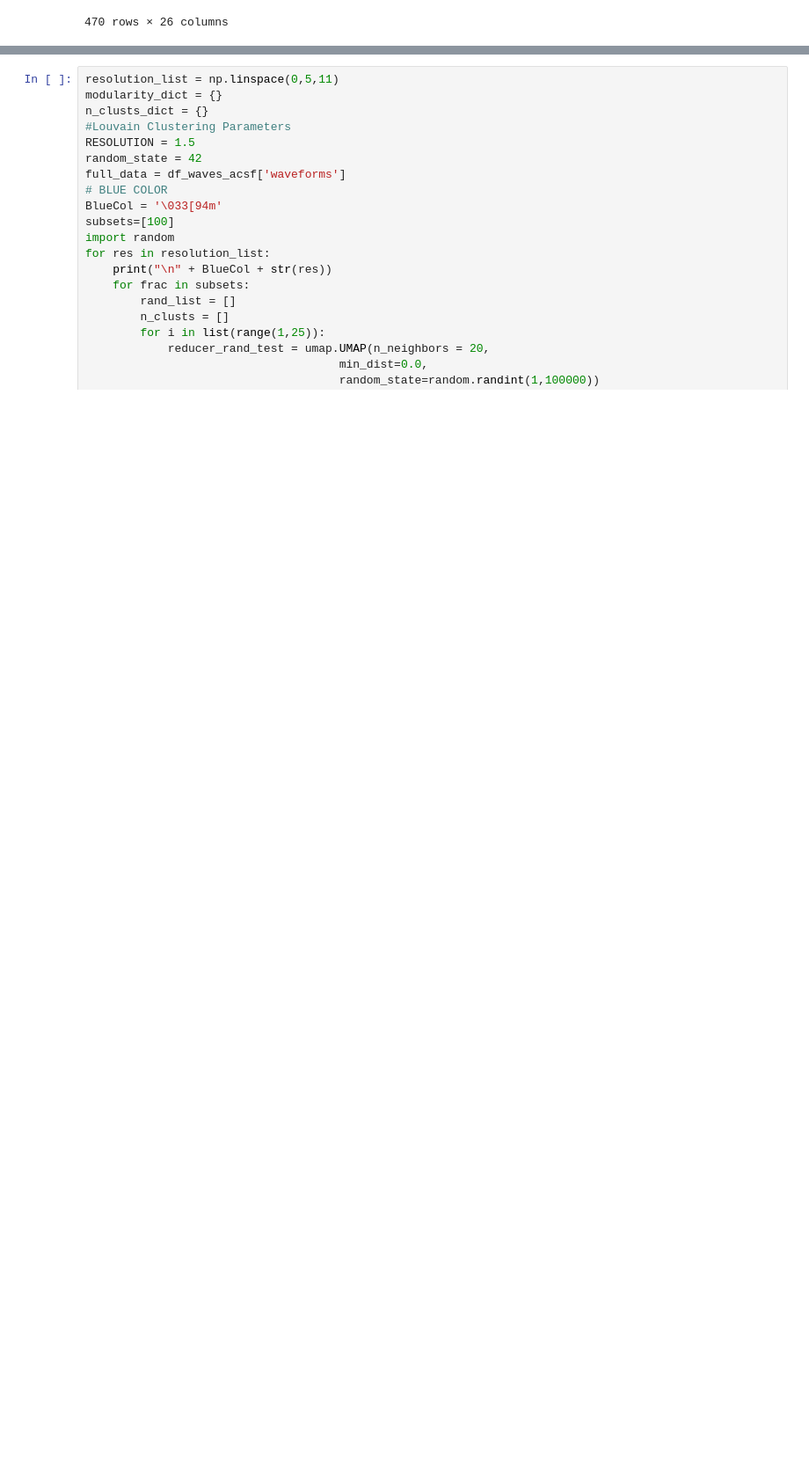
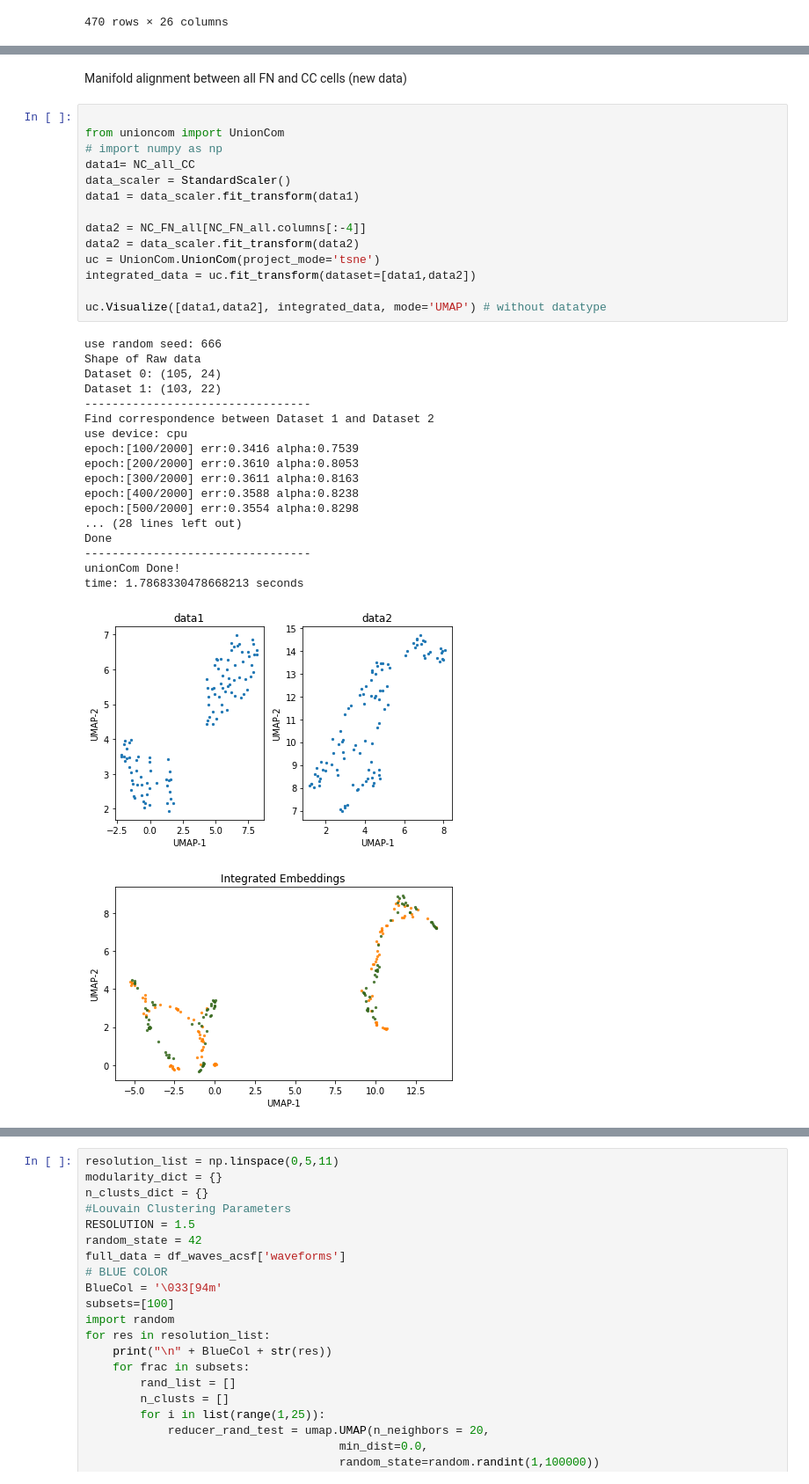
Before and after one commit to Nishant-codex/single_cell_analysis, a Jupyter notebook: notebooks/UMAP_Louvan_Niccolo.ipynb, the cells around one changed output, grey strips where cells are left out. Shown at 88% size. Cells and saved outputs as stored; diff of their text form; blank space fills up the shorter version.

```diff
--- a/notebooks/UMAP_Louvan_Niccolo.ipynb
+++ b/notebooks/UMAP_Louvan_Niccolo.ipynb
@@ -317,0 +397,36 @@ data
+# %% [markdown]
+Manifold alignment between all FN and CC cells (new data)
+# %%
+
+from unioncom import UnionCom
+# import numpy as np
+data1= NC_all_CC
+data_scaler = StandardScaler()
+data1 = data_scaler.fit_transform(data1)
+
+data2 = NC_FN_all[NC_FN_all.columns[:-4]]
+data2 = data_scaler.fit_transform(data2)
+uc = UnionCom.UnionCom(project_mode='tsne')
+integrated_data = uc.fit_transform(dataset=[data1,data2])
+
+uc.Visualize([data1,data2], integrated_data, mode='UMAP') # without datatype
+# %% [output]
+use random seed: 666
+Shape of Raw data
+Dataset 0: (105, 24)
+Dataset 1: (103, 22)
+---------------------------------
+Find correspondence between Dataset 1 and Dataset 2
+use device: cpu
+epoch:[100/2000] err:0.3416 alpha:0.7539
+epoch:[200/2000] err:0.3610 alpha:0.8053
+epoch:[300/2000] err:0.3611 alpha:0.8163
+epoch:[400/2000] err:0.3588 alpha:0.8238
+epoch:[500/2000] err:0.3554 alpha:0.8298
+... (28 lines left out)
+Done
+---------------------------------
+unionCom Done!
+time: 1.7868330478668213 seconds
+[figure, added]
+[figure, added]
```
Also changed, not shown: parts of 22 cells of this notebook, 6 other files.
